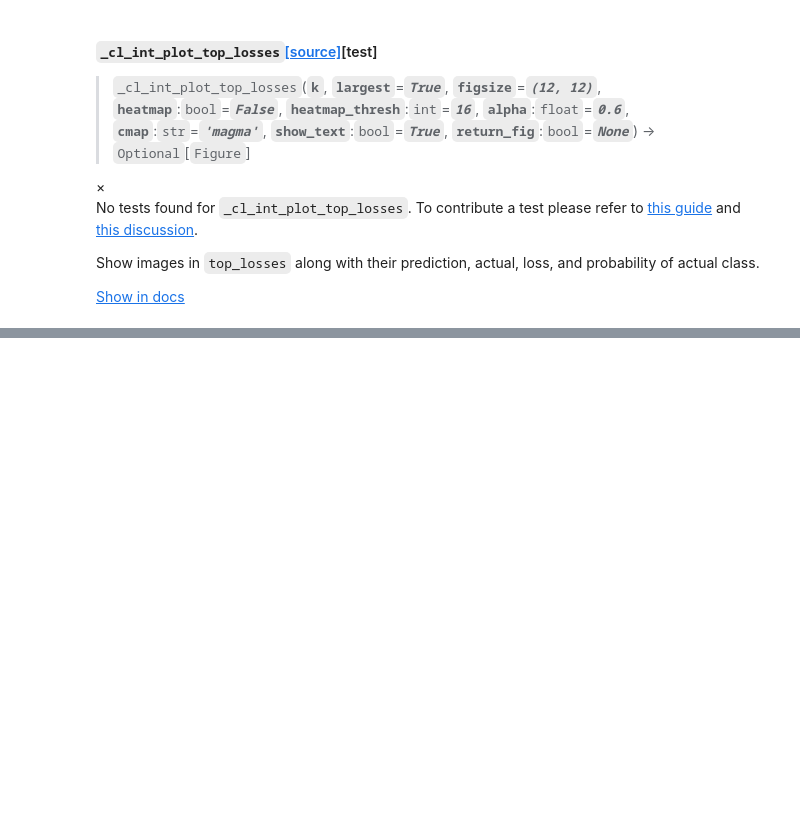
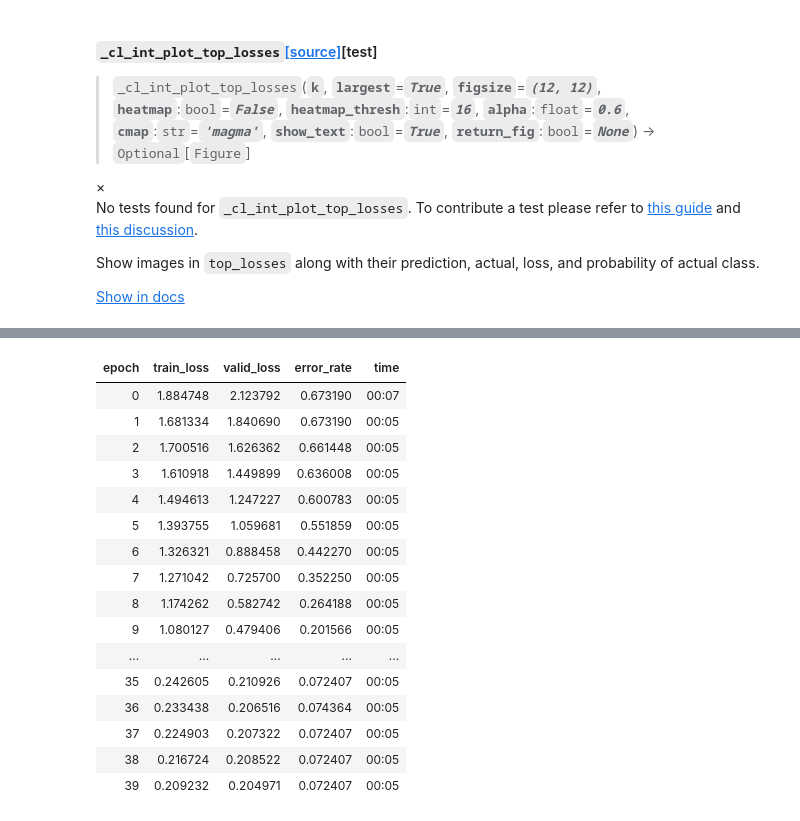
Before and after one commit to tlkt/fast_lesson_work, a Jupyter notebook: lession_2_1.ipynb, the cells around one changed output, grey strips where cells are left out. Cells and saved outputs as stored; diff of their text form; code cells hidden in the pictures; blank space fills up the shorter version.

```diff
--- a/lession_2_1.ipynb
+++ b/lession_2_1.ipynb
@@ -159,0 +227,7 @@ interp.plot_top_losses(4)
+# %%
+data = ImageDataBunch.from_folder(Path(base_path),train='.',valid_pct=0.9,bs=32,ds_tfms=get_transforms(
+    do_flip=False,max_rotate=0,max_zoom=1,max_lighting=0,max_warp=0
+),size=224,num_workers=4).normalize(imagenet_stats)
+# %%
+learn = cnn_learner(data,models.resnet50,metrics=error_rate,ps=0,wd=0)
+learn.unfreeze()
@@ -159,0 +236,20 @@ interp.plot_top_losses(4)
+# %%
+learn.fit_one_cycle(40,slice(1e-6,1e-4))
+# %% [output]
+| epoch | train_loss | valid_loss | error_rate | time |
+| 0 | 1.884748 | 2.123792 | 0.673190 | 00:07 |
+| 1 | 1.681334 | 1.840690 | 0.673190 | 00:05 |
+| 2 | 1.700516 | 1.626362 | 0.661448 | 00:05 |
+| 3 | 1.610918 | 1.449899 | 0.636008 | 00:05 |
+| 4 | 1.494613 | 1.247227 | 0.600783 | 00:05 |
+| 5 | 1.393755 | 1.059681 | 0.551859 | 00:05 |
+| 6 | 1.326321 | 0.888458 | 0.442270 | 00:05 |
+| 7 | 1.271042 | 0.725700 | 0.352250 | 00:05 |
+| 8 | 1.174262 | 0.582742 | 0.264188 | 00:05 |
+| 9 | 1.080127 | 0.479406 | 0.201566 | 00:05 |
+| ... | ... | ... | ... | ... |
+| 35 | 0.242605 | 0.210926 | 0.072407 | 00:05 |
+| 36 | 0.233438 | 0.206516 | 0.074364 | 00:05 |
+| 37 | 0.224903 | 0.207322 | 0.072407 | 00:05 |
+| 38 | 0.216724 | 0.208522 | 0.072407 | 00:05 |
+| 39 | 0.209232 | 0.204971 | 0.072407 | 00:05 |
```
Also changed, not shown: parts of 29 cells of this notebook.
